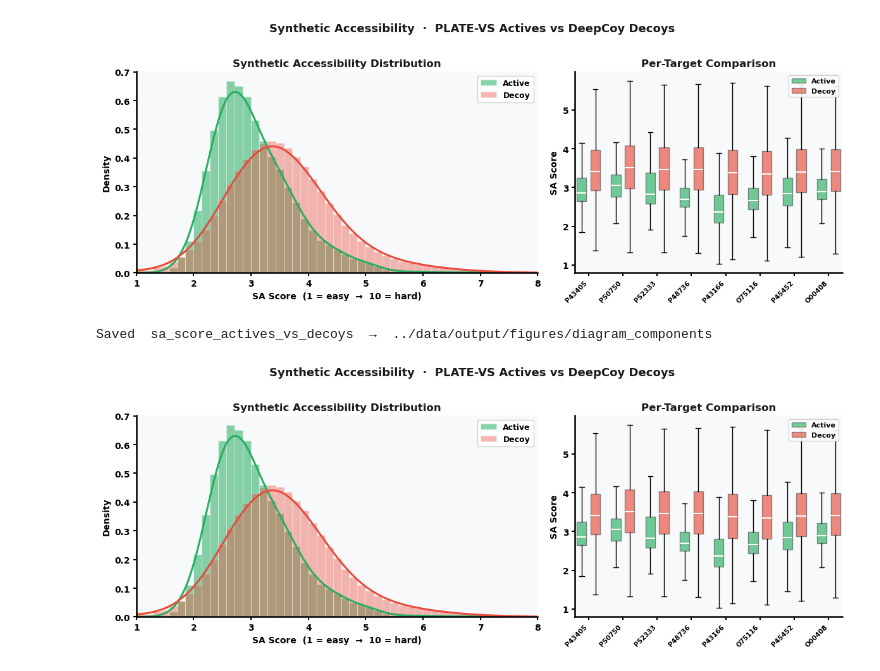
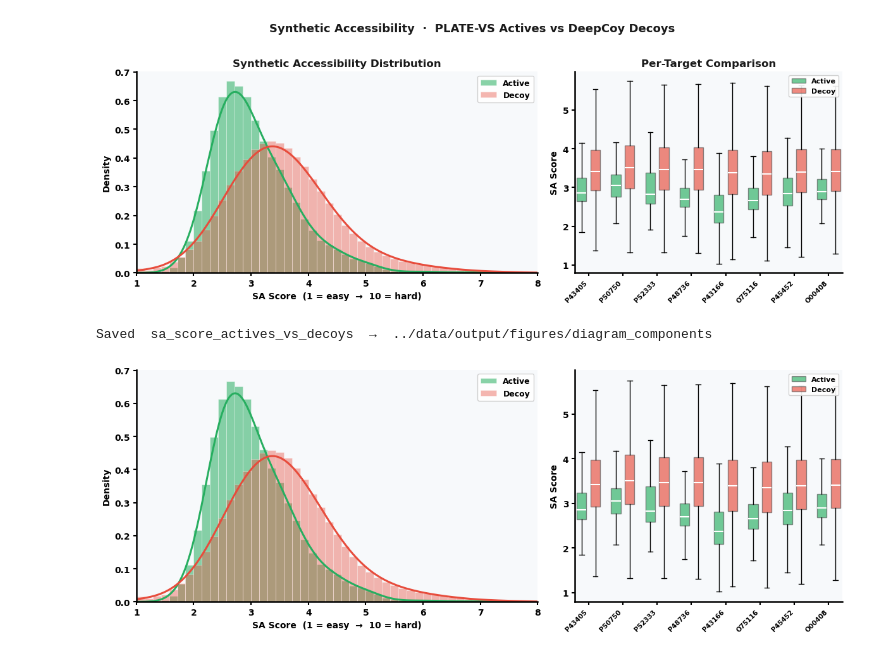
Before and after one commit to AaronXu9/PLATE-VS, a Jupyter notebook: notebooks/visualization_for_abstract.ipynb, the cells around one changed output. Cells and saved outputs as stored; diff of their text form; code cells hidden in the pictures.

Commit message:
notebook: update visualization_for_abstract

```diff
--- a/notebooks/visualization_for_abstract.ipynb
+++ b/notebooks/visualization_for_abstract.ipynb
@@ -523,8 +523,8 @@ for role, color, alpha in [('Active', C_ACT, 0.55), ('Decoy', C_DEC, 0.40)]:
 
 ax.set_xlabel('SA Score  (1 = easy  →  10 = hard)', fontsize=10)
 ax.set_ylabel('Density', fontsize=10)
-ax.set_title('Synthetic Accessibility Distribution', fontsize=12,
-             fontweight='bold', color='#1a1a1a')
+# ax.set_title('Synthetic Accessibility Distribution', fontsize=12,
+#              color='#1a1a1a')
 ax.legend(framealpha=0.9, fontsize=9, edgecolor='#CCC')
 ax.set_xlim(1, 8)
 
@@ -554,33 +554,33 @@ bp = ax2.boxplot(data_list, positions=positions, widths=0.7,
                  medianprops=dict(color='white', lw=1.5))
 for patch, c in zip(bp['boxes'], colors_bp):
     patch.set_facecolor(c)
     patch.set_alpha(0.65)
     patch.set_edgecolor('#555')
 
 tick_pos, idx = [], 0
 for tid in top_targets:
     n = sum(1 for r in ['Active', 'Decoy']
             if len(sub.loc[(sub.target == tid) & (sub.role == r)]) > 0)
     tick_pos.append(positions[idx] + (n - 1) / 2)
     idx += n
 
 ax2.set_xticks(tick_pos)
 ax2.set_xticklabels(top_targets, rotation=45, ha='right', fontsize=7.5)
 ax2.set_ylabel('SA Score', fontsize=10)
-ax2.set_title('Per-Target Comparison', fontsize=12,
-            color='#1a1a1a')
+# ax2.set_title('Per-Target Comparison', fontsize=12,
+#             color='#1a1a1a')
 
 h_act = mpatches.Patch(facecolor=C_ACT, alpha=0.65, edgecolor='#555', label='Active')
 h_dec = mpatches.Patch(facecolor=C_DEC, alpha=0.65, edgecolor='#555', label='Decoy')
 ax2.legend(handles=[h_act, h_dec], fontsize=8, loc='upper right',
            framealpha=0.9, edgecolor='#CCC')
 
 # fig.suptitle('Synthetic Accessibility  ·  PLATE-VS Actives vs DeepCoy Decoys',
 #              fontsize=13, color='#1a1a1a', y=1.02)
 
 fig.tight_layout()
 save_fig(fig, 'sa_score_actives_vs_decoys')
 plt.show()
 # %% [output]
 Saved  sa_score_actives_vs_decoys  →  ../data/output/figures/diagram_components
-[figure, old version]
+[figure, new version]
```
